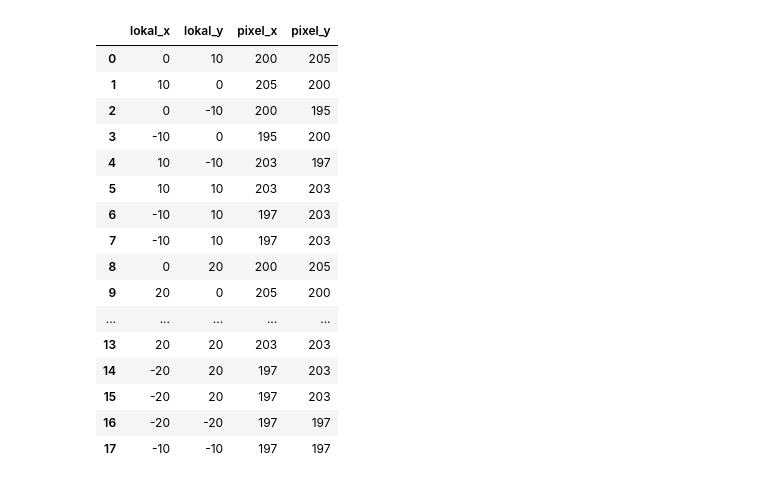
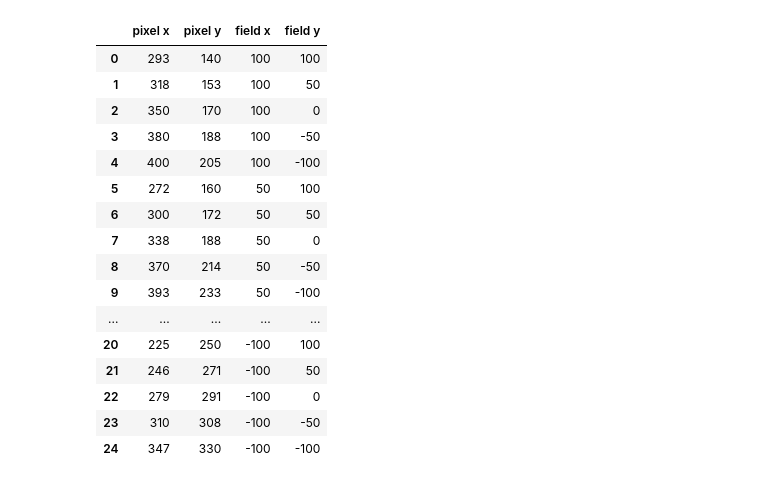
Before and after one commit to MarcoAlandAdinanda/Fukuro_Projects, a Jupyter notebook: FukuroMirror/mirrorResearch.ipynb, the cells around one changed output. Cells and saved outputs as stored; diff of their text form; code cells hidden in the pictures.

```diff
--- a/FukuroMirror/mirrorResearch.ipynb
+++ b/FukuroMirror/mirrorResearch.ipynb
@@ -1,27 +1,26 @@
 # %%
 import pandas as pd
 
-# data_field = pd.read_csv("dummy_omni_field.csv", delimiter=";")
-data_field = pd.read_csv("modified_data.csv", delimiter=";")
+data_field = pd.read_csv("real_omni_50cm.csv", delimiter=";")
 data_field
 # %% [output]
-|  | lokal_x | lokal_y | pixel_x | pixel_y |
-| 0 | 0 | 10 | 200 | 205 |
-| 1 | 10 | 0 | 205 | 200 |
-| 2 | 0 | -10 | 200 | 195 |
-| 3 | -10 | 0 | 195 | 200 |
-| 4 | 10 | -10 | 203 | 197 |
-| 5 | 10 | 10 | 203 | 203 |
-| 6 | -10 | 10 | 197 | 203 |
-| 7 | -10 | 10 | 197 | 203 |
-| 8 | 0 | 20 | 200 | 205 |
-| 9 | 20 | 0 | 205 | 200 |
+|  | pixel x | pixel y | field x | field y |
+| 0 | 293 | 140 | 100 | 100 |
+| 1 | 318 | 153 | 100 | 50 |
+| 2 | 350 | 170 | 100 | 0 |
+| 3 | 380 | 188 | 100 | -50 |
+| 4 | 400 | 205 | 100 | -100 |
+| 5 | 272 | 160 | 50 | 100 |
+| 6 | 300 | 172 | 50 | 50 |
+| 7 | 338 | 188 | 50 | 0 |
+| 8 | 370 | 214 | 50 | -50 |
+| 9 | 393 | 233 | 50 | -100 |
 | ... | ... | ... | ... | ... |
-| 13 | 20 | 20 | 203 | 203 |
-| 14 | -20 | 20 | 197 | 203 |
-| 15 | -20 | 20 | 197 | 203 |
-| 16 | -20 | -20 | 197 | 197 |
-| 17 | -10 | -10 | 197 | 197 |
+| 20 | 225 | 250 | -100 | 100 |
+| 21 | 246 | 271 | -100 | 50 |
+| 22 | 279 | 291 | -100 | 0 |
+| 23 | 310 | 308 | -100 | -50 |
+| 24 | 347 | 330 | -100 | -100 |
 # %%
 import matplotlib.pyplot as plt
 
```
Also changed, not shown: parts of 4 cells of this notebook, 5 other files.
